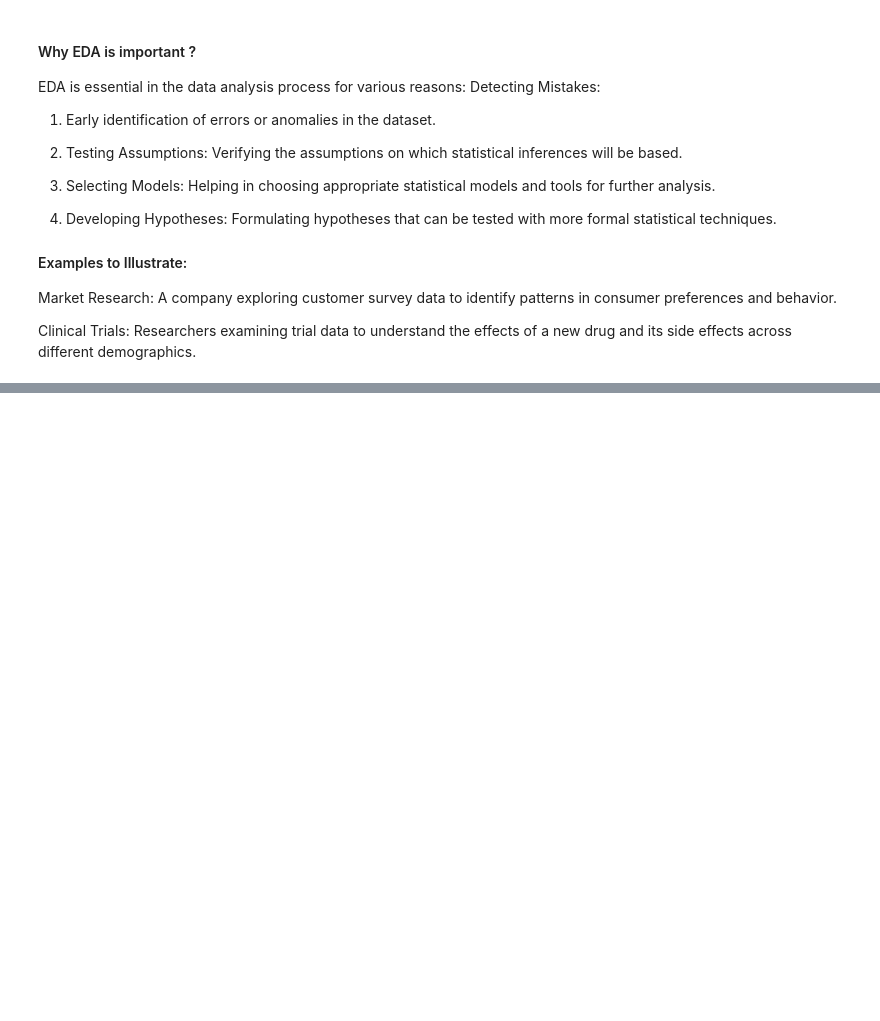
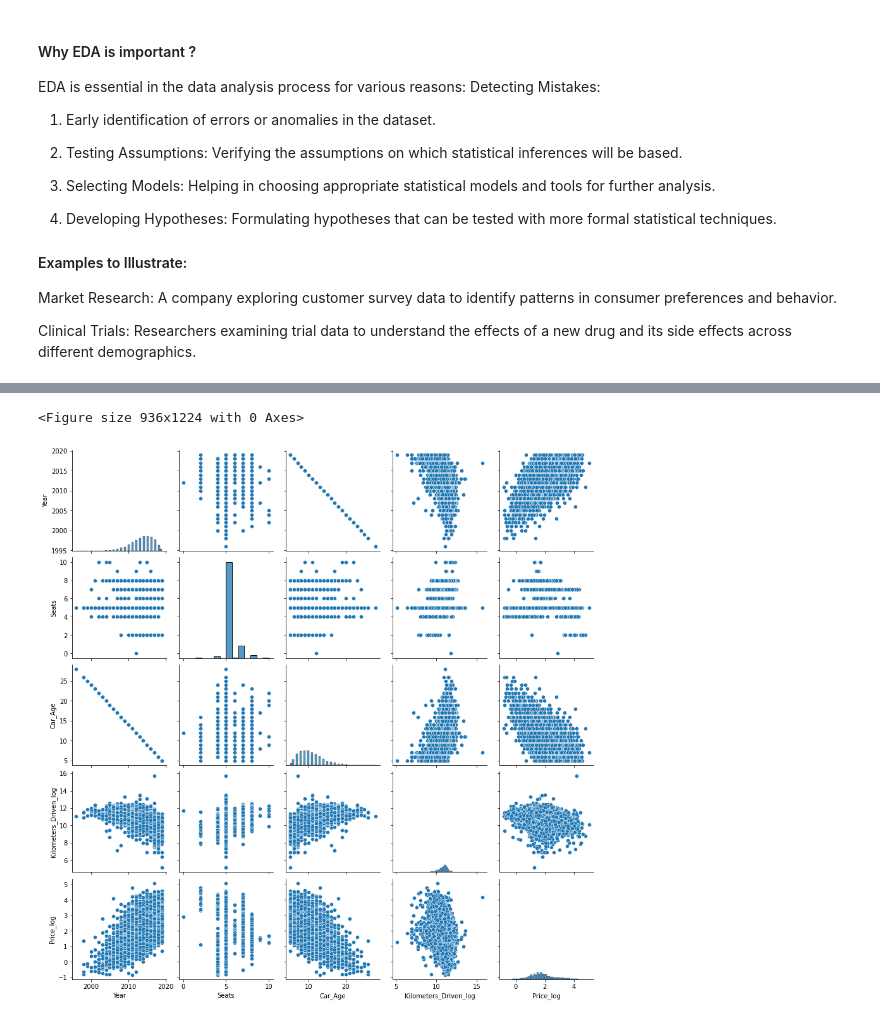
Before and after one commit to akashvarun10/INFO-7390-Coursework, a Jupyter notebook: Understanding Data/Understanding Data.ipynb, the cells around one changed output, grey strips where cells are left out. Saved outputs shown, nothing was run; the diff lists cells and outputs as text; code cells hidden in the pictures; blank space fills up the shorter version.

```diff
--- a/Understanding Data/Understanding Data.ipynb
+++ b/Understanding Data/Understanding Data.ipynb
@@ -623,0 +998,7 @@ Clinical Trials: Researchers examining trial data to understand the effects of a
+# %%
+plt.figure(figsize=(13,17))
+sns.pairplot(data=df.drop(['Kilometers_Driven','Price'],axis=1))
+plt.show()
+# %% [output]
+<Figure size 936x1224 with 0 Axes>
+[figure, added]
```
Also changed, not shown: parts of 59 cells of this notebook, 6 other files.
